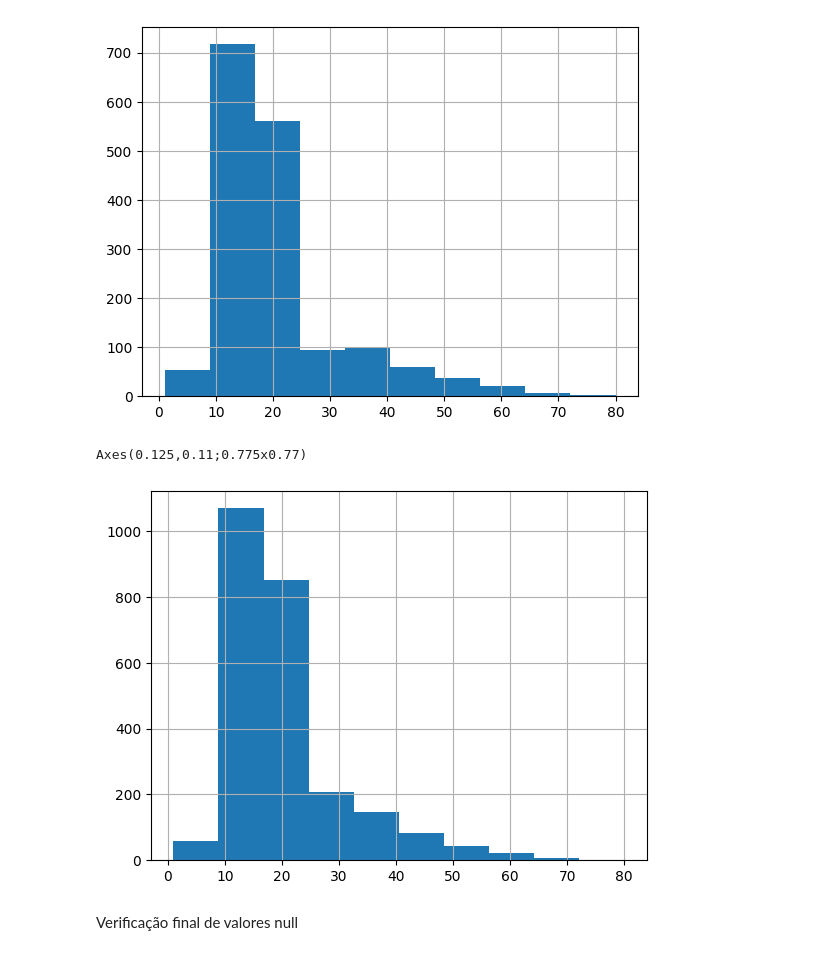
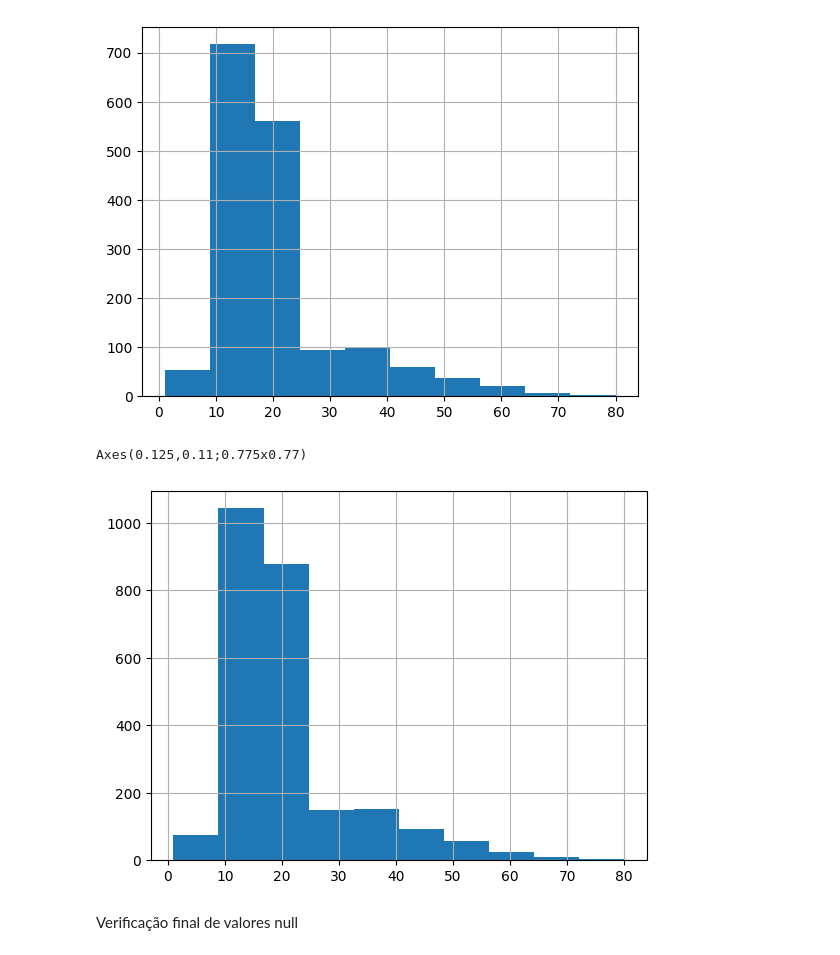
Before and after one commit to theBlueNautilus/gunviolence, a Jupyter notebook: Violência_Escolar.ipynb, the cells around one changed output. Saved outputs shown, nothing was run; the diff lists cells and outputs as text; code cells hidden in the pictures.

```diff
--- a/Violência_Escolar.ipynb
+++ b/Violência_Escolar.ipynb
@@ -306,0 +165,23 @@ array([nan, '15', 'Teen', '18', '40', 'Adult', '55', '17', '13', '7',
+# %%
+#Classificando as vítimas em Adulto, Adolescente e Criança
+def classify_age(age):
+    if isinstance(age, str):
+        if age.strip() == '':
+            return 'Unknown'
+        else:
+            return age
+    else:
+        if age < 0:
+            return 'Invalid'
+        elif age <= 12:
+            return 'Child'
+        elif age <= 20:
+            return 'Teen'
+        elif age >20:
+            return 'Adult'
+        else:
+          return 'Unknown'
+
+df_incid['age'] = pd.to_numeric(df_shoot['age'], errors='coerce')
+df_incid['ageclass'] = df_incid['age'].apply(classify_age)
+df_incid['ageclass'].value_counts()
@@ -348,12 +233,12 @@ df_victm['age'].hist() #analisando a distribuição
 <Axes: >
 [figure]
 # %%
-nan_interpol = df_victm['age'].fillna(df_victm['age'].interpolate(method='linear')) #verificando a coerência da interpolação das idades
+nan_interpol = df_victm['age'].fillna(df_victm['age'].interpolate(method='nearest')) #verificando a coerência da interpolação das idades
 print(nan_interpol.hist())
-df_victm['ageinterp'] = df_victm['age'].fillna(df_victm['age'].interpolate(method='linear'))
+df_victm['ageinterp'] = df_victm['age'].fillna(df_victm['age'].interpolate(method='nearest'))
 # %% [output]
 Axes(0.125,0.11;0.775x0.77)
-[figure, old version]
+[figure, new version]
 # %% [markdown]
 Verificação final de valores null
 # %%
```
Also changed, not shown: parts of 35 cells of this notebook.
